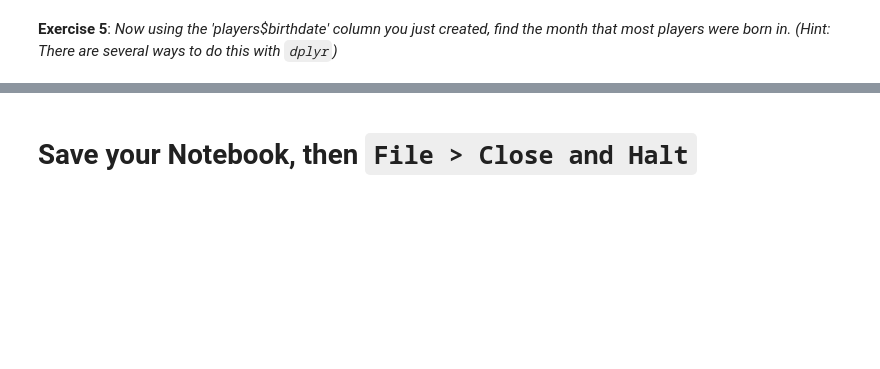
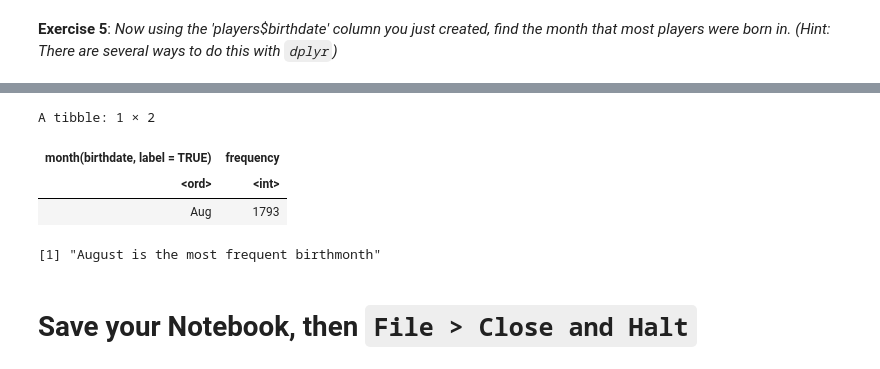
Before and after one commit to may96cc/f21dsa7010, a Jupyter notebook: modules/module3/practices/r_carpentry_practice.ipynb, the cells around one changed output, grey strips where cells are left out. Saved outputs shown, nothing was run; the diff lists cells and outputs as text; code cells hidden in the pictures; blank space fills up the shorter version.

```diff
--- a/modules/module3/practices/r_carpentry_practice.ipynb
+++ b/modules/module3/practices/r_carpentry_practice.ipynb
@@ -79,0 +187,6 @@ make_date(2013,2,29)
+# %%
+# Code for Exercise 5 goes here
+# -----------------------------
+players %>% group_by(month(birthdate, label = TRUE)) %>% summarise(frequency = n()) %>% arrange(frequency) %>% tail(1)
+paste("August is the most frequent birthmonth")
+# %% [output]
@@ -80,2 +195,7 @@ make_date(2013,2,29)
+A tibble: 1 × 2
+| month(birthdate, label = TRUE) | frequency |
+| <ord> | <int> |
+| Aug | 1793 |
+[1] "August is the most frequent birthmonth"
 # %% [markdown]
 # Save your Notebook, then `File > Close and Halt`
```
Also changed, not shown: parts of 13 cells of this notebook, 6 other files.
